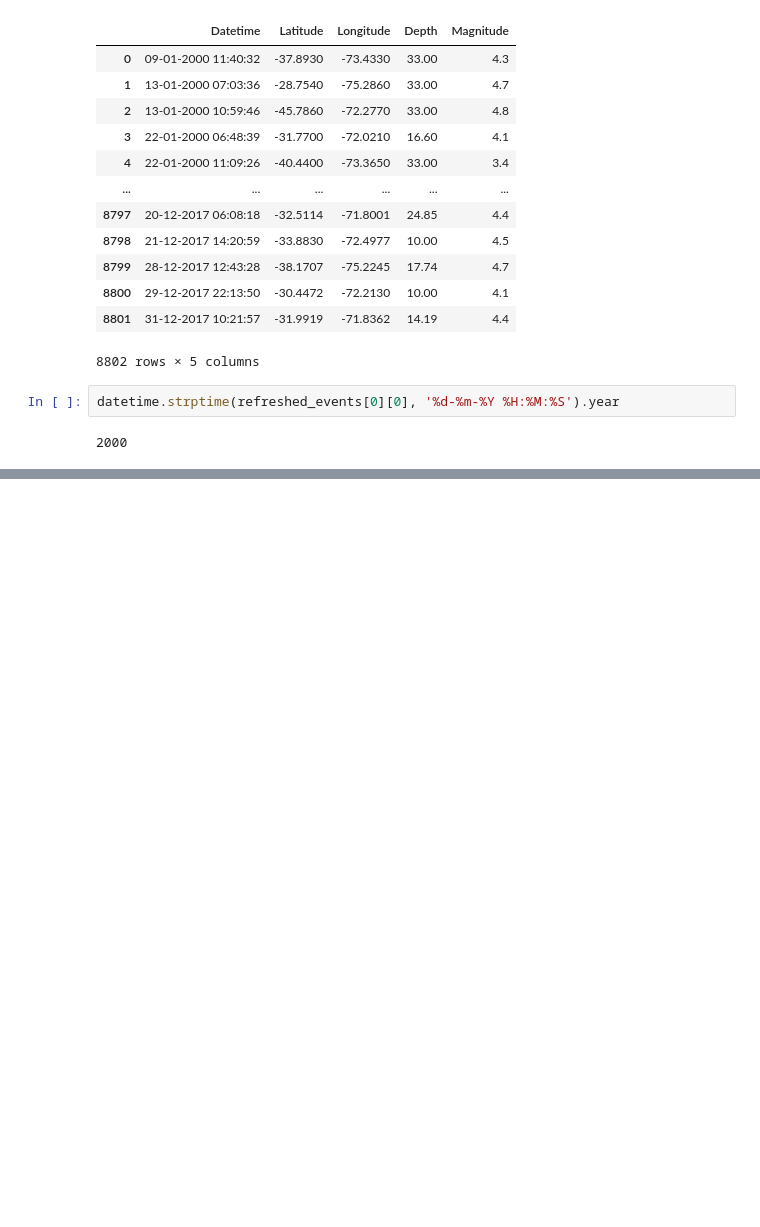
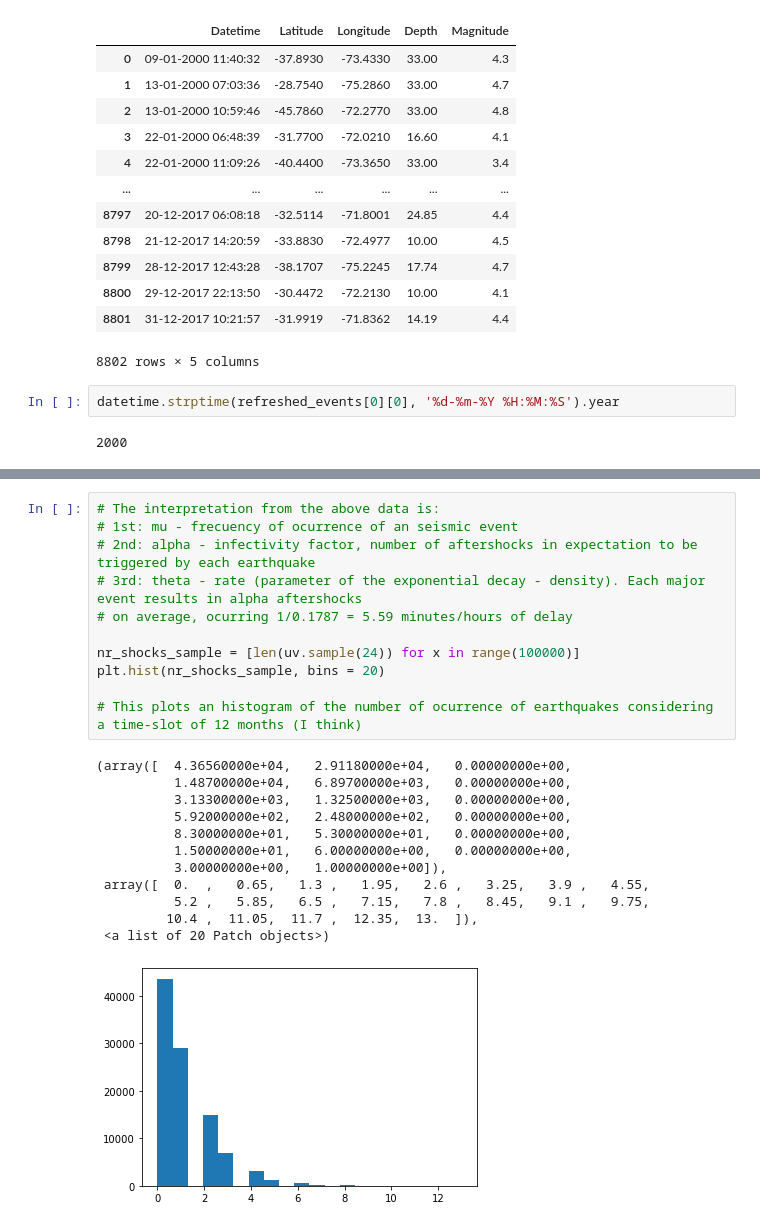
Before and after one commit to Fabross/IPD440_Earthquake_project, a Jupyter notebook: notebooks/dataAcquisition.ipynb, the cells around one changed output, grey strips where cells are left out. Drawn from its saved outputs; the diff is of its cells as text; blank space fills up the shorter version.

```diff
--- a/notebooks/dataAcquisition.ipynb
+++ b/notebooks/dataAcquisition.ipynb
@@ -501,0 +540,24 @@ plt.plot_date(dates, magnitudes)
+# %%
+# The interpretation from the above data is:
+# 1st: mu - frecuency of ocurrence of an seismic event
+# 2nd: alpha - infectivity factor, number of aftershocks in expectation to be triggered by each earthquake
+# 3rd: theta - rate (parameter of the exponential decay - density). Each major event results in alpha aftershocks
+# on average, ocurring 1/0.1787 = 5.59 minutes/hours of delay
+
+nr_shocks_sample = [len(uv.sample(24)) for x in range(100000)]
+plt.hist(nr_shocks_sample, bins = 20)
+
+# This plots an histogram of the number of ocurrence of earthquakes considering a time-slot of 12 months (I think)
+# %% [output]
+(array([  4.36560000e+04,   2.91180000e+04,   0.00000000e+00,
+          1.48700000e+04,   6.89700000e+03,   0.00000000e+00,
+          3.13300000e+03,   1.32500000e+03,   0.00000000e+00,
+          5.92000000e+02,   2.48000000e+02,   0.00000000e+00,
+          8.30000000e+01,   5.30000000e+01,   0.00000000e+00,
+          1.50000000e+01,   6.00000000e+00,   0.00000000e+00,
+          3.00000000e+00,   1.00000000e+00]),
+ array([  0.  ,   0.65,   1.3 ,   1.95,   2.6 ,   3.25,   3.9 ,   4.55,
+          5.2 ,   5.85,   6.5 ,   7.15,   7.8 ,   8.45,   9.1 ,   9.75,
+         10.4 ,  11.05,  11.7 ,  12.35,  13.  ]),
+ <a list of 20 Patch objects>)
+[figure, added]
```
Also changed, not shown: parts of 12 cells of this notebook.
